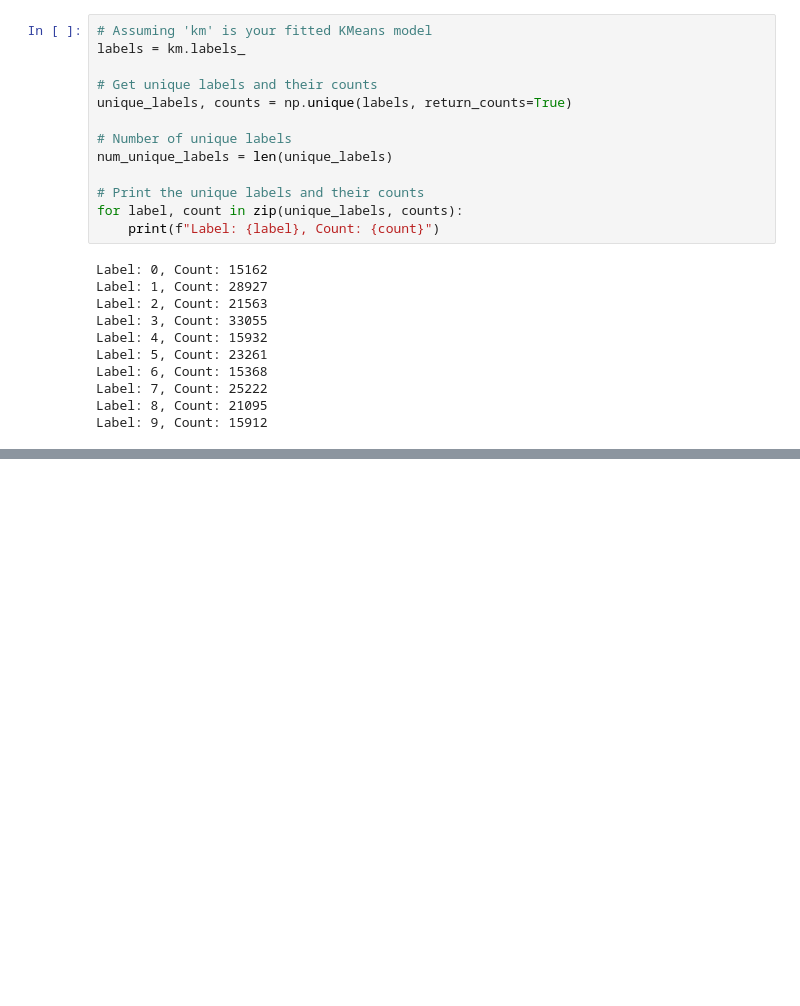
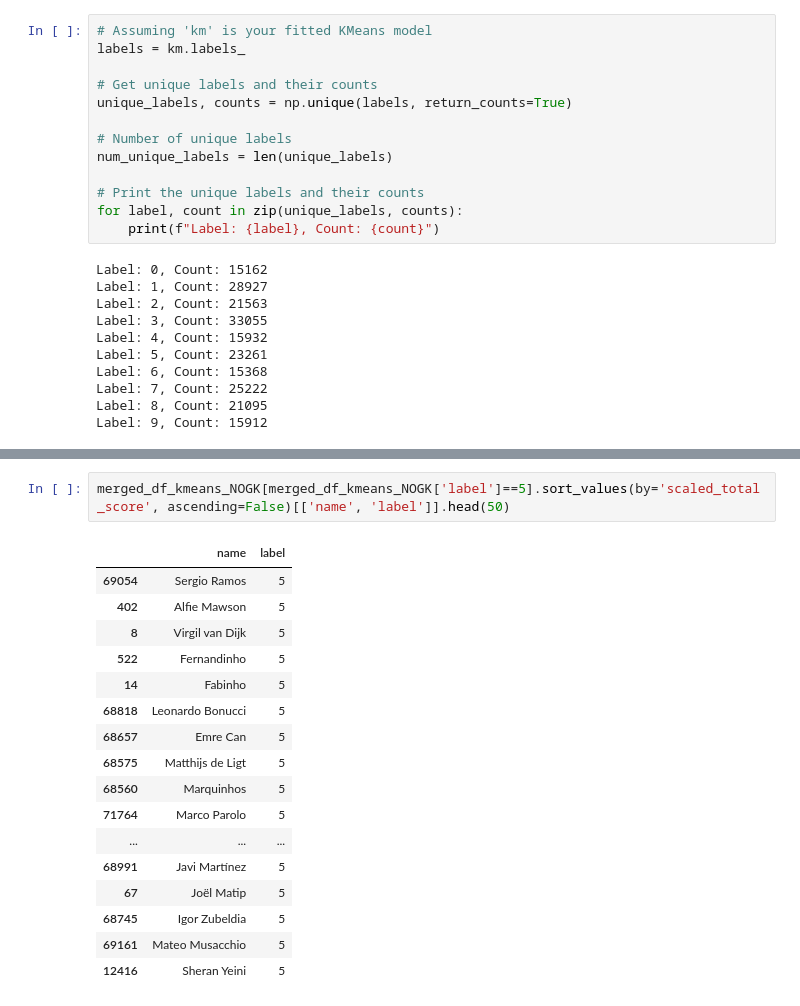
Before and after one commit to maximegoossens99/Moneyball, a Jupyter notebook: notebooks/Custom scaling & K-means + Position.ipynb, the cells around one changed output, grey strips where cells are left out. Saved outputs shown, nothing was run; the diff lists cells and outputs as text; blank space fills up the shorter version.

```diff
--- a/notebooks/Custom scaling & K-means + Position.ipynb
+++ b/notebooks/Custom scaling & K-means + Position.ipynb
@@ -1167,0 +1092,20 @@ plt.show()
+# %%
+merged_df_kmeans_NOGK[merged_df_kmeans_NOGK['label']==5].sort_values(by='scaled_total_score', ascending=False)[['name', 'label']].head(50)
+# %% [output]
+|  | name | label |
+| 69054 | Sergio Ramos | 5 |
+| 402 | Alfie Mawson | 5 |
+| 8 | Virgil van Dijk | 5 |
+| 522 | Fernandinho | 5 |
+| 14 | Fabinho | 5 |
+| 68818 | Leonardo Bonucci | 5 |
+| 68657 | Emre Can | 5 |
+| 68575 | Matthijs de Ligt | 5 |
+| 68560 | Marquinhos | 5 |
+| 71764 | Marco Parolo | 5 |
+| ... | ... | ... |
+| 68991 | Javi Martínez | 5 |
+| 67 | Joël Matip | 5 |
+| 68745 | Igor Zubeldia | 5 |
+| 69161 | Mateo Musacchio | 5 |
+| 12416 | Sheran Yeini | 5 |
```
Also changed, not shown: parts of 67 cells of this notebook.
